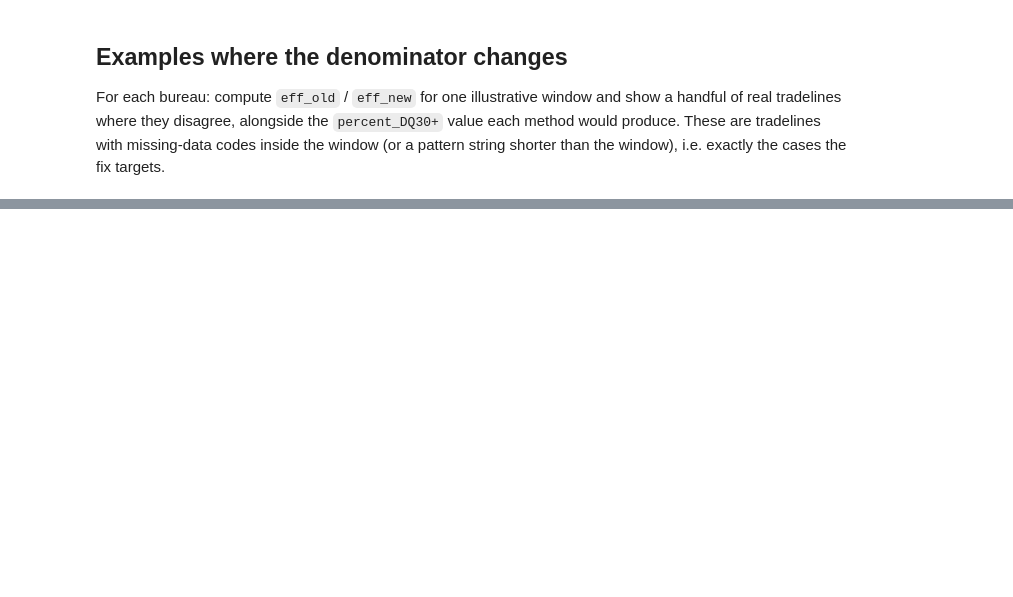
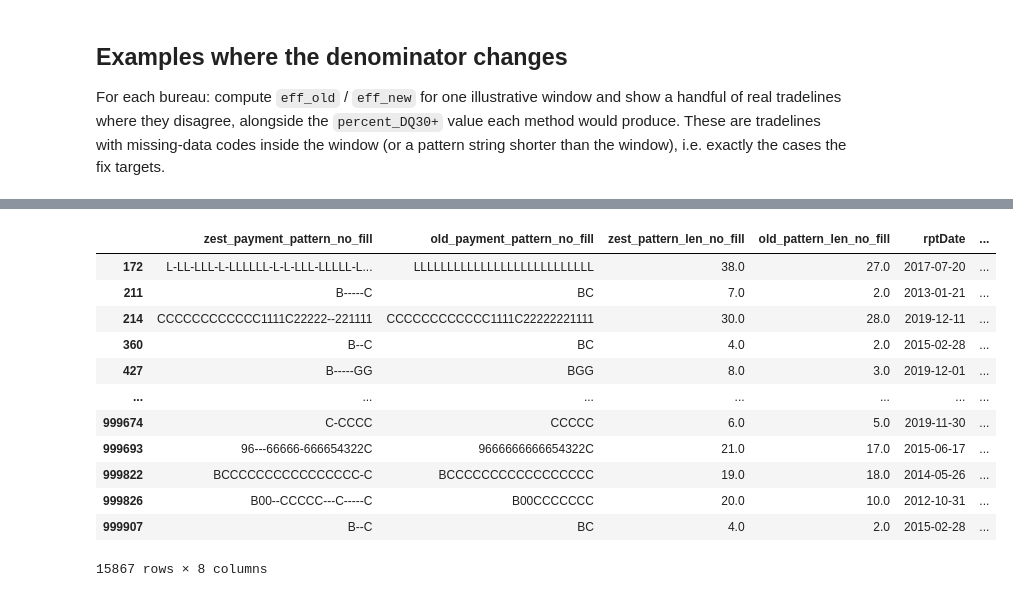
Before and after one commit to jagzest/payment-processor-research, a Jupyter notebook: RealDataExample.ipynb, the cells around one changed output, grey strips where cells are left out. Saved outputs shown, nothing was run; the diff lists cells and outputs as text; code cells hidden in the pictures; blank space fills up the shorter version.

```diff
--- a/RealDataExample.ipynb
+++ b/RealDataExample.ipynb
@@ -285,0 +364,18 @@ has_y
+# %%
+changed = experian_df[experian_df['zest_payment_pattern']!=experian_df['old_payment_pattern']]
+# %%
+changed['zest_payment_pattern_no_fill'] = changed['zest_payment_pattern'].str.replace('#', '', regex=False)
+changed['old_payment_pattern_no_fill']  = changed['old_payment_pattern'].str.replace('#', '', regex=False)
+changed['zest_pattern_len_no_fill'] = changed['zest_payment_pattern_no_fill'].str.len()
+changed['old_pattern_len_no_fill']  = changed['old_payment_pattern_no_fill'].str.len()
+
+# 2) months between open date and report date = account age AS OF the report
+#    date (same 30.436875-day month as the other DateDiffs)
+date_diff_open_rpt = DateDiffV2(feature='openDate', reference_feature='rptDate',
+                              new_feature='months_open_at_report')
+changed = date_diff_open_rpt.transform(changed)
+# %%
+changed['age_minus_new_pattern'] = (changed['months_open_at_report'].clip(upper=48)
+                                  - changed['zest_pattern_len_no_fill'])
+changed['age_minus_old_pattern'] = (changed['months_open_at_report'].clip(upper=48)
+                                  - changed['old_pattern_len_no_fill'])
@@ -285,0 +397,18 @@ has_y
+# %%
+changed['months_since_open_date_clipped']= changed['months_open_at_report'].clip(upper=48)
+# %%
+changed[changed['age_minus_new_pattern']>=4][['zest_payment_pattern_no_fill', 'old_payment_pattern_no_fill', 'zest_pattern_len_no_fill', 'old_pattern_len_no_fill', 'rptDate', 'openDate','months_since_open_date_clipped', 'date_of_request']]
+# %% [output]
+|  | zest_payment_pattern_no_fill | old_payment_pattern_no_fill | zest_pattern_len_no_fill | old_pattern_len_no_fill | rptDate | ... |
+| 172 | L-LL-LLL-L-LLLLLL-L-L-LLL-LLLLL-L... | LLLLLLLLLLLLLLLLLLLLLLLLLLL | 38.0 | 27.0 | 2017-07-20 | ... |
+| 211 | B-----C | BC | 7.0 | 2.0 | 2013-01-21 | ... |
+| 214 | CCCCCCCCCCCC1111C22222--221111 | CCCCCCCCCCCC1111C22222221111 | 30.0 | 28.0 | 2019-12-11 | ... |
+| 360 | B--C | BC | 4.0 | 2.0 | 2015-02-28 | ... |
+| 427 | B-----GG | BGG | 8.0 | 3.0 | 2019-12-01 | ... |
+| ... | ... | ... | ... | ... | ... | ... |
+| 999674 | C-CCCC | CCCCC | 6.0 | 5.0 | 2019-11-30 | ... |
+| 999693 | 96---66666-666654322C | 9666666666654322C | 21.0 | 17.0 | 2015-06-17 | ... |
+| 999822 | BCCCCCCCCCCCCCCCC-C | BCCCCCCCCCCCCCCCCC | 19.0 | 18.0 | 2014-05-26 | ... |
+| 999826 | B00--CCCCC---C-----C | B00CCCCCCC | 20.0 | 10.0 | 2012-10-31 | ... |
+| 999907 | B--C | BC | 4.0 | 2.0 | 2015-02-28 | ... |
+15867 rows × 8 columns
```
Also changed, not shown: parts of 30 cells of this notebook, 13 other files.
